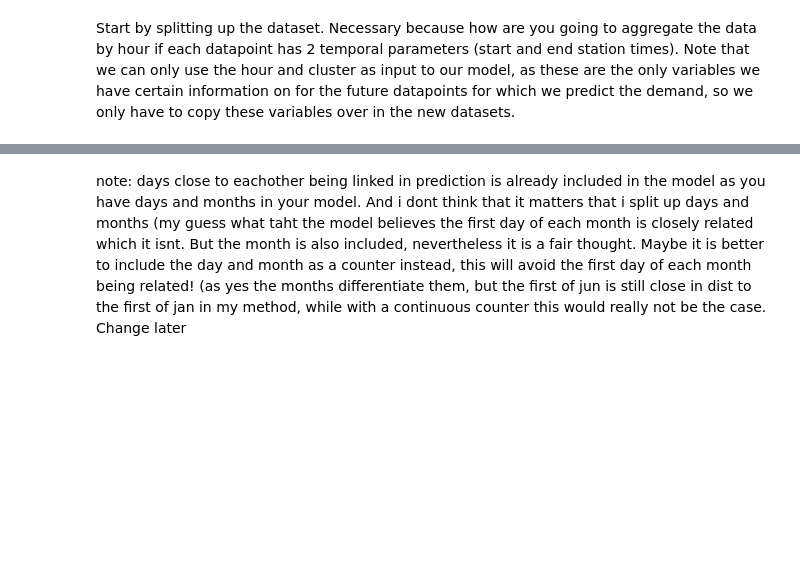
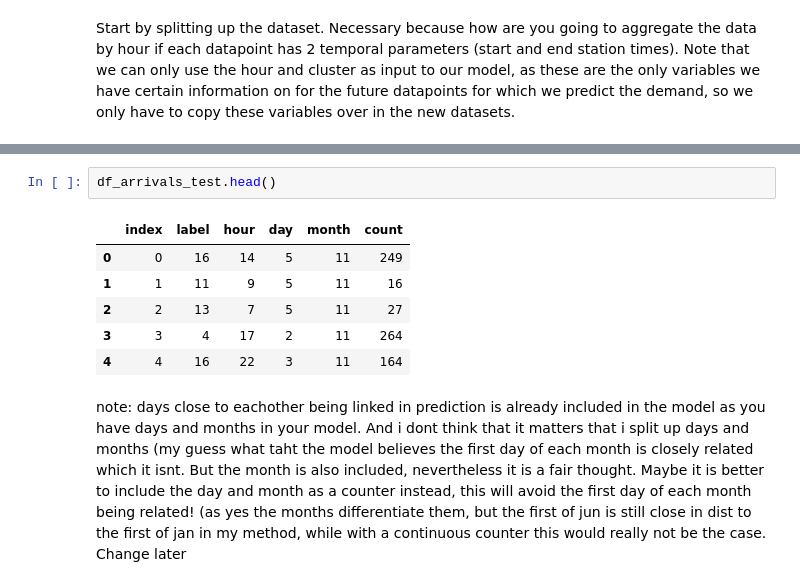
Before and after one commit to AlexisVandenHeede/IntroBA, a Jupyter notebook: reportv2.ipynb, the cells around one changed output, grey strips where cells are left out. Saved outputs shown, nothing was run; the diff lists cells and outputs as text; blank space fills up the shorter version.

```diff
--- a/reportv2.ipynb
+++ b/reportv2.ipynb
@@ -278,2 +320,11 @@ df_arrivals = count(df_arrivals)
+# %%
+df_arrivals_test.head()
+# %% [output]
+|  | index | label | hour | day | month | count |
+| 0 | 0 | 16 | 14 | 5 | 11 | 249 |
+| 1 | 1 | 11 | 9 | 5 | 11 | 16 |
+| 2 | 2 | 13 | 7 | 5 | 11 | 27 |
+| 3 | 3 | 4 | 17 | 2 | 11 | 264 |
+| 4 | 4 | 16 | 22 | 3 | 11 | 164 |
 # %% [markdown]
 note: days close to eachother being linked in prediction is already included in the model as you have days and months in your model. And i dont think that it matters that i split up days and months (my guess what taht the model believes the first day of each month is closely related which it isnt. But the month is also included, nevertheless it is a fair thought. Maybe it is better to include the day and month as a counter instead, this will avoid the first day of each month being related! (as yes the months differentiate them, but the first of jun is still close in dist to the first of jan in my method, while with a continuous counter this would really not be the case. Change later
```
Also changed, not shown: parts of 33 cells of this notebook.
